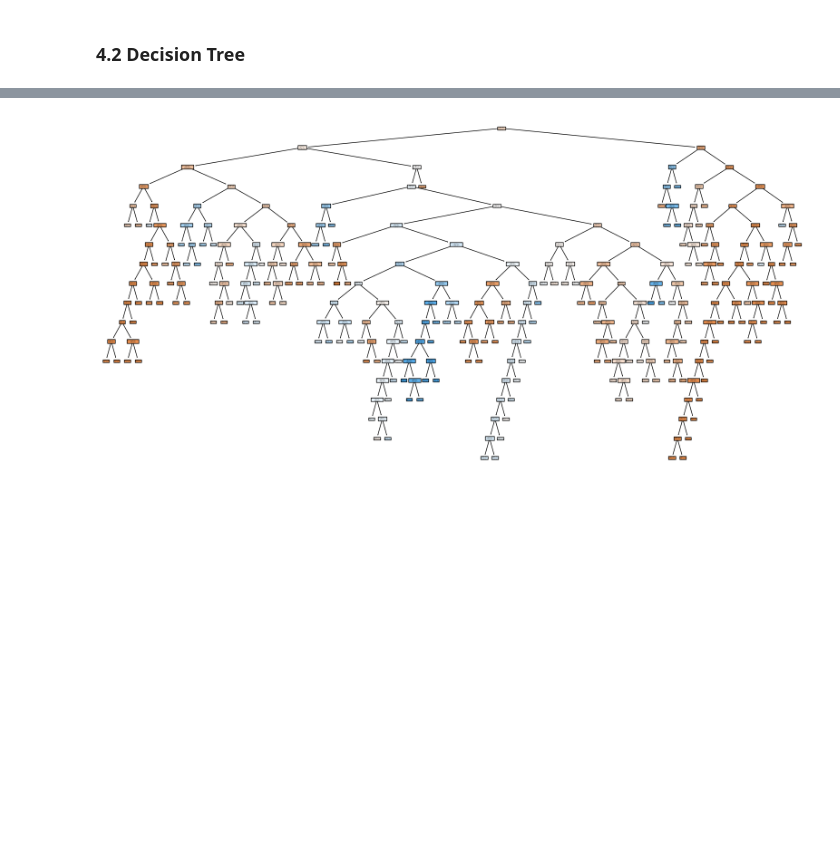
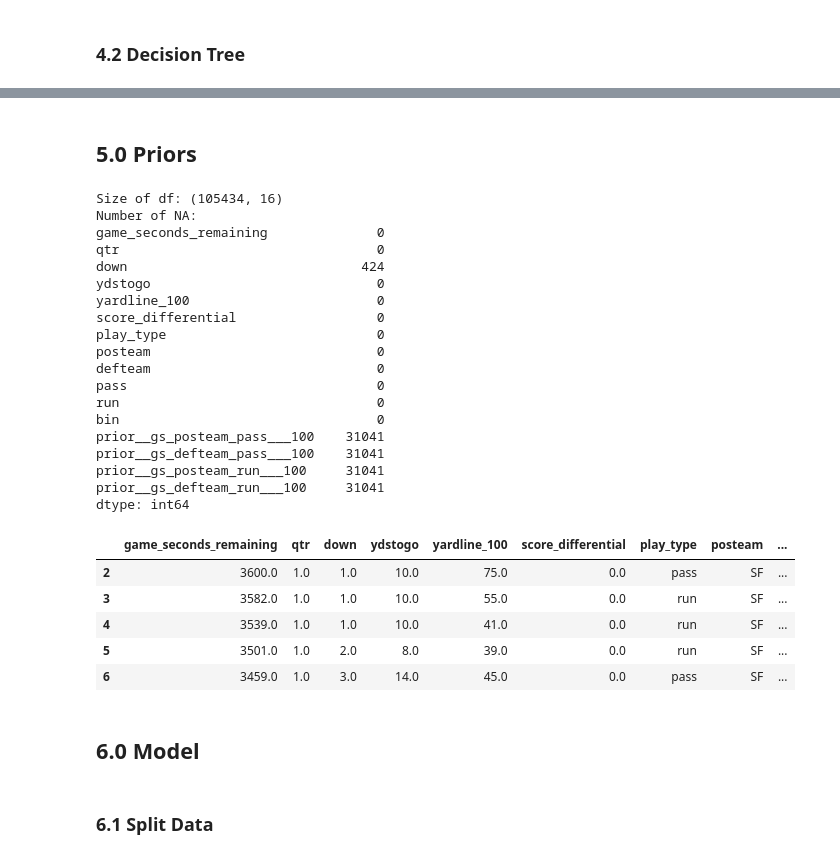
Before and after one commit to tylerengland25/NFL, a Jupyter notebook: notebooks/pass_rush/eda.ipynb, the cells around one changed output, grey strips where cells are left out. Cells and saved outputs as stored; diff of their text form; code cells hidden in the pictures; blank space fills up the shorter version.

Commit message:
Pass rush probability model V1

```diff
--- a/notebooks/pass_rush/eda.ipynb
+++ b/notebooks/pass_rush/eda.ipynb
@@ -231,9 +207,58 @@ print(tree_rules)
-# %%
-from sklearn.tree import plot_tree
-import matplotlib.pyplot as plt
-
-plt.figure(figsize=(20, 10))
-plot_tree(clf, feature_names=game_state_cols, class_names=list(label_encoder.classes_), filled=True)
-plt.show()
-# %% [output]
-[figure, removed]
+# %% [markdown]
+## 5.0 Priors
+# %%
+# Grab needed columns
+df = pbp.loc[pass_or_rush_condition, game_state_cols + [target, 'posteam', 'defteam']]
+
+# Convert target to numeric columns
+df['pass'] = df[target].map({'pass': 1, 'run': 0})
+df['run'] = df[target].map({'pass': 0, 'run': 1})
+
+# Apply embedding to bin columns
+df['bin'] = dt_cv.best_estimator_.apply(df[game_state_cols])
+
+# Groupby bin, poss and def;  rolling mean over 100 plays
+for play_type in ['pass', 'run']:
+    for team in ['posteam', 'defteam']:
+        df[f'prior__gs_{team}_{play_type}___100'] = (
+            df.groupby(['bin', team])[[play_type]]
+            .rolling(window=1000, min_periods=1)
+            .mean()
+            .reset_index(drop=True)
+        )
+
+print(f"Size of df: {df.shape}")
+print(f"Number of NA: \n{df.isna().sum()}")
+
+# Fill NA with 0.5
+df = df.fillna(0.5)
+
+df.head()
+# %% [output]
+Size of df: (105434, 16)
+Number of NA:
+game_seconds_remaining              0
+qtr                                 0
+down                              424
+ydstogo                             0
+yardline_100                        0
+score_differential                  0
+play_type                           0
+posteam                             0
+defteam                             0
+pass                                0
+run                                 0
+bin                                 0
+prior__gs_posteam_pass___100    31041
+prior__gs_defteam_pass___100    31041
+prior__gs_posteam_run___100     31041
+prior__gs_defteam_run___100     31041
+dtype: int64
+|  | game_seconds_remaining | qtr | down | ydstogo | yardline_100 | score_differential | play_type | posteam | ... |
+| 2 | 3600.0 | 1.0 | 1.0 | 10.0 | 75.0 | 0.0 | pass | SF | ... |
+| 3 | 3582.0 | 1.0 | 1.0 | 10.0 | 55.0 | 0.0 | run | SF | ... |
+| 4 | 3539.0 | 1.0 | 1.0 | 10.0 | 41.0 | 0.0 | run | SF | ... |
+| 5 | 3501.0 | 1.0 | 2.0 | 8.0 | 39.0 | 0.0 | run | SF | ... |
+| 6 | 3459.0 | 1.0 | 3.0 | 14.0 | 45.0 | 0.0 | pass | SF | ... |
+# %% [markdown]
+## 6.0 Model
@@ -239,0 +267,2 @@ plt.show()
+# %% [markdown]
+### 6.1 Split Data
```
Also changed, not shown: parts of 13 cells of this notebook, 1 other file.
